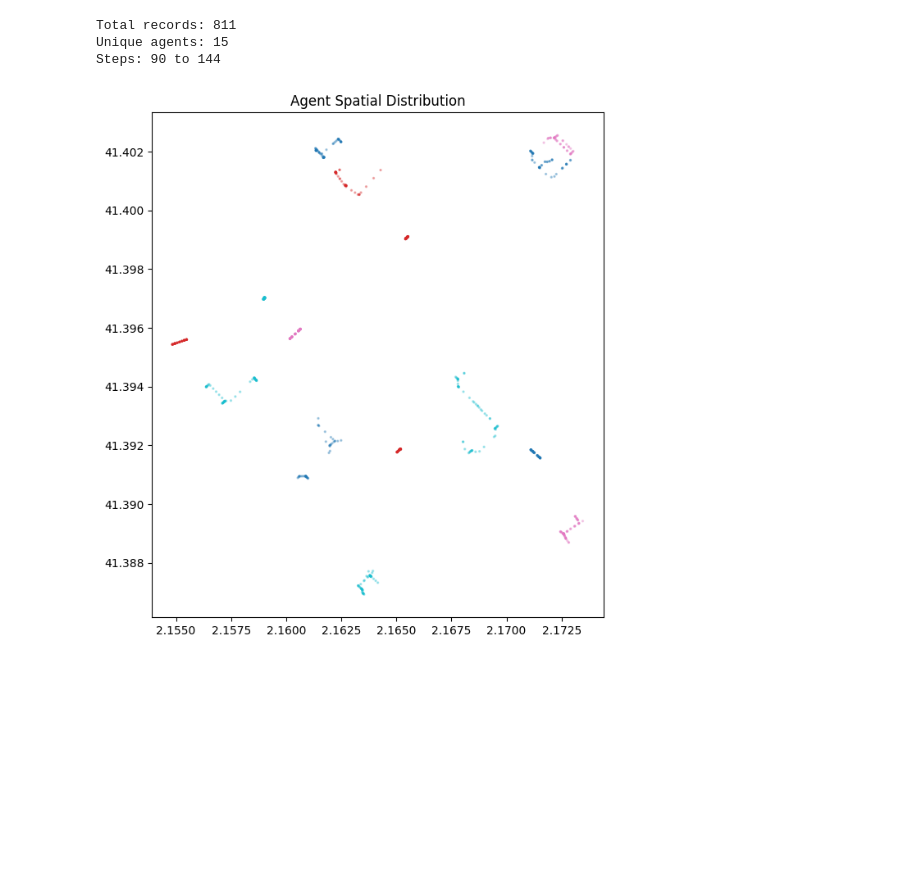
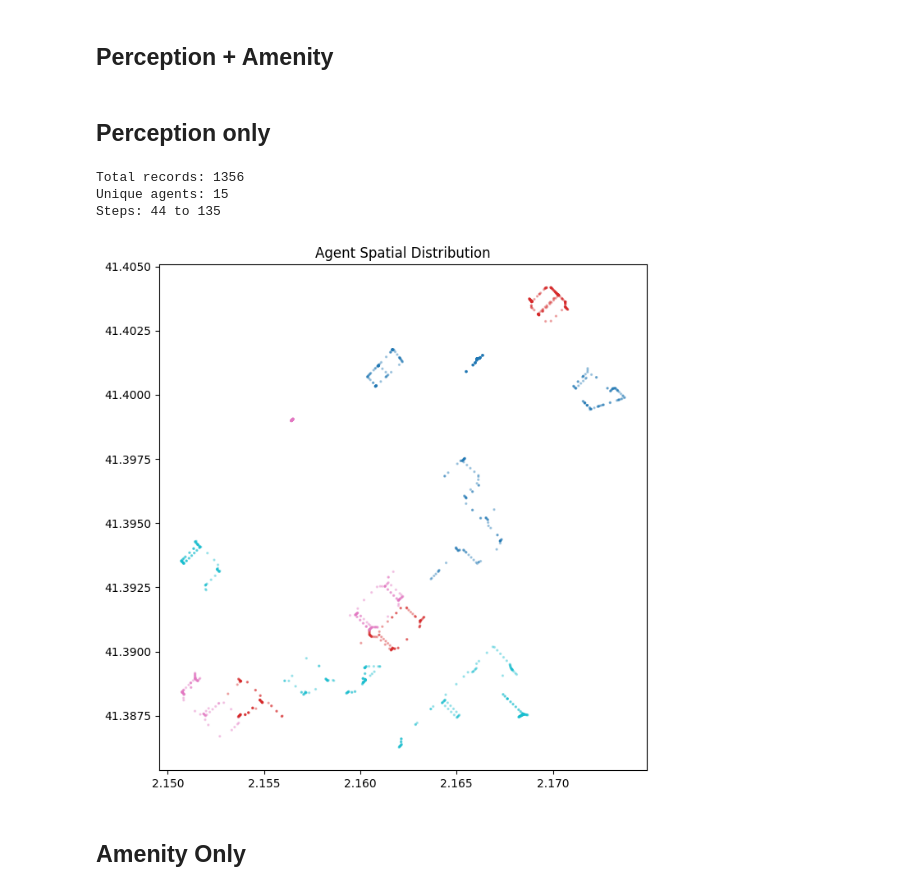
Before and after one commit to sahilyousafp/LLM-based-UrbanABM, a Jupyter notebook: scripts/analyse movement.ipynb, the cells around one changed output. Saved outputs shown, nothing was run; the diff lists cells and outputs as text; code cells hidden in the pictures; blank space fills up the shorter version.

```diff
--- a/scripts/analyse movement.ipynb
+++ b/scripts/analyse movement.ipynb
@@ -1,10 +1,12 @@
+# %% [markdown]
+## Perception + Amenity
 # %%
 import geopandas as gpd
 import pandas as pd
 import json
 
 # Load GeoParquet file
-gdf = gpd.read_parquet(r"..\Documentation\agent_recording_session_2026-03-26T11-46-47.parquet")
+gdf = gpd.read_parquet(r"..\Documentation\agent_recording_session_2026-03-26T12-20-10.parquet")
 
 # Basic statistics
 print(f"Total records: {len(gdf)}")
@@ -35,8 +37,49 @@ fig, ax = plt.subplots(figsize=(12, 8))
 gdf.plot(ax=ax, markersize=2, alpha=0.3, column='archetype', categorical=True)
 plt.title("Agent Spatial Distribution")
 plt.show()
-# %% [output]
-Total records: 811
-Unique agents: 15
-Steps: 90 to 144
-[figure, removed]
+# %% [markdown]
+## Perception only
+# %%
+import geopandas as gpd
+import pandas as pd
+import json
+
+# Load GeoParquet file
+gdf = gpd.read_parquet(r"..\Documentation\agent_recording_session_2026-03-26T12-20-10.parquet")
+
+# Basic statistics
+print(f"Total records: {len(gdf)}")
+print(f"Unique agents: {gdf['agent_id'].nunique()}")
+print(f"Steps: {gdf['step'].min()} to {gdf['step'].max()}")
+
+# Parse JSON columns
+gdf['needs'] = gdf['needs_json'].apply(json.loads)
+gdf['cognition'] = gdf['cognition_state_json'].apply(json.loads)
+
+# Extract needs into separate columns
+gdf['hunger'] = gdf['needs'].apply(lambda x: x.get('hunger', 0))
+gdf['energy'] = gdf['needs'].apply(lambda x: x.get('energy', 0))
+gdf['social'] = gdf['needs'].apply(lambda x: x.get('social', 0))
+
+# Filter by archetype
+residents = gdf[gdf['archetype'] == 'resident']
+tourists = gdf[gdf['archetype'] == 'tourist']
+
+# Spatial analysis: create trajectory for each agent
+trajectories = gdf.dissolve(by='agent_id', as_index=False)
+
+# Visualize agent density
+from shapely.geometry import Point
+import matplotlib.pyplot as plt
+
+fig, ax = plt.subplots(figsize=(12, 8))
+gdf.plot(ax=ax, markersize=2, alpha=0.3, column='archetype', categorical=True)
+plt.title("Agent Spatial Distribution")
+plt.show()
+# %% [output]
+Total records: 1356
+Unique agents: 15
+Steps: 44 to 135
+[figure, added]
+# %% [markdown]
+## Amenity Only
```
Also changed, not shown: parts of 1 cell of this notebook, 5 other files.
